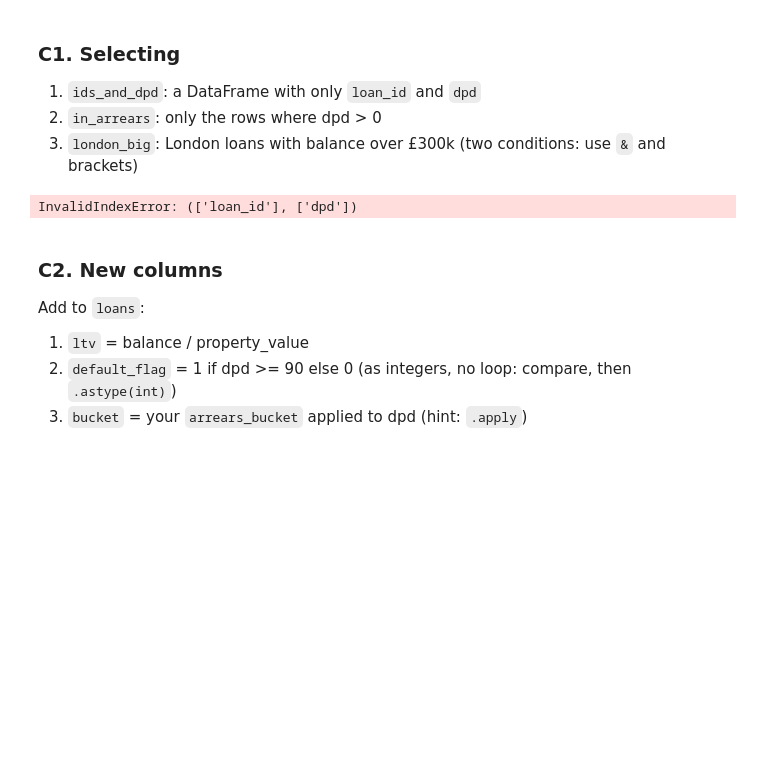
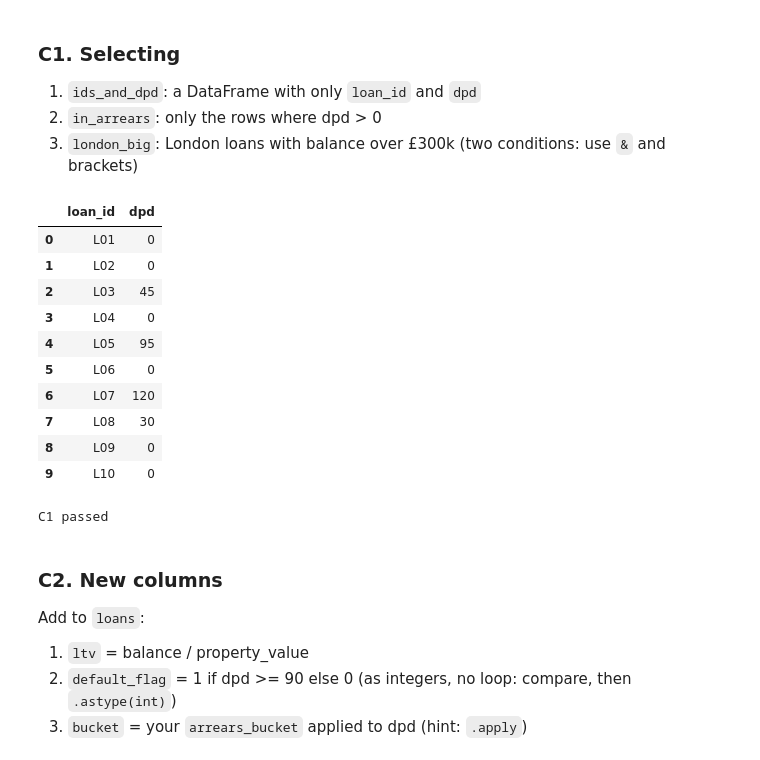
Before and after one commit to S-Azeem/credit_risk_playground, a Jupyter notebook: day0_python_warmup.ipynb, the cells around one changed output. Drawn from its saved outputs; the diff is of its cells as text; code cells hidden in the pictures; blank space fills up the shorter version.

```diff
--- a/day0_python_warmup.ipynb
+++ b/day0_python_warmup.ipynb
@@ -288,18 +288,30 @@ loans
 3. `london_big`: London loans with balance over £300k (two conditions: use `&` and brackets)
 # %%
 # TODO
-ids_and_dpd = loans[['loan_id'],['dpd']]
-in_arrears = ...
-london_big = ...
-london_big
+ids_and_dpd = loans[['loan_id','dpd']]
+in_arrears = loans[loans['dpd'] > 0]
+london_big = loans[(loans['balance'] > 300000) & (loans['region'] == 'London')]
+ids_and_dpd
 # %% [output]
-InvalidIndexError: (['loan_id'], ['dpd'])
+|  | loan_id | dpd |
+| 0 | L01 | 0 |
+| 1 | L02 | 0 |
+| 2 | L03 | 45 |
+| 3 | L04 | 0 |
+| 4 | L05 | 95 |
+| 5 | L06 | 0 |
+| 6 | L07 | 120 |
+| 7 | L08 | 30 |
+| 8 | L09 | 0 |
+| 9 | L10 | 0 |
 # %%
 # CHECK
 assert list(ids_and_dpd.columns) == ['loan_id', 'dpd']
 assert len(in_arrears) == 4
 assert list(london_big['loan_id']) == ['L02', 'L05']
 print('C1 passed')
+# %% [output]
+C1 passed
 # %% [markdown]
 ### C2. New columns
 Add to `loans`:
```
Also changed, not shown: parts of 13 cells of this notebook, 1 other file.
